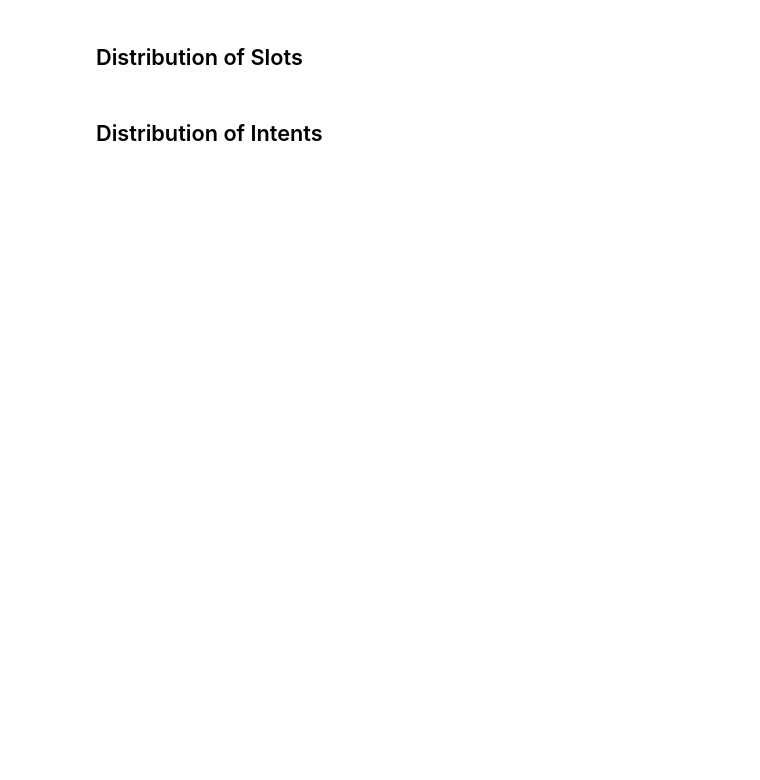
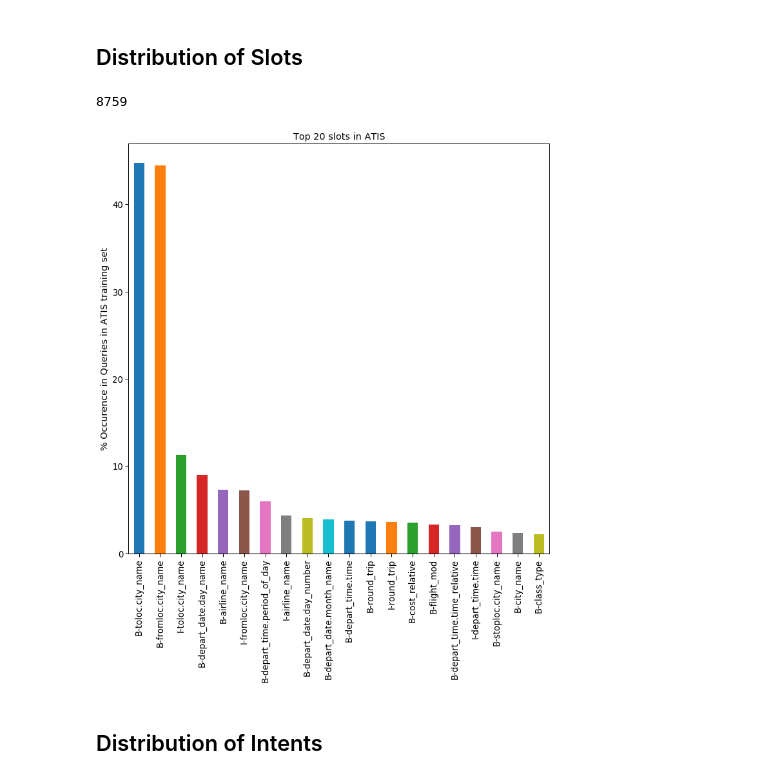
Before and after one commit to lionely/nlu-joint-slot-intent-detection, a Jupyter notebook: RNN-less Slot Filling.ipynb, the cells around one changed output. Cells and saved outputs as stored; diff of their text form; code cells hidden in the pictures; blank space fills up the shorter version.

Commit message:
Most up to date new plots etc..

```diff
--- a/RNN-less Slot Filling.ipynb
+++ b/RNN-less Slot Filling.ipynb
@@ -83,17 +98,28 @@ word_stats_df.T.head()
 # %% [markdown]
 ## Distribution of Slots
 # %%
+# 3919/40514 with O slot
+# 3919/8759 without O slot
 slot_stats_df = pd.DataFrame(slot_counts,index=[0])
 labels = ['O'] #this is useless and many exist in all queries need not include.
 slot_stats_df = slot_stats_df.drop(['O'],axis=1)
-slot_stats_df.T.head()
+num_non_null_slots = np.sum(slot_stats_df.T.head())[0]
+num_non_null_slots
+# %% [output]
+8759
 # %%
 #https://stackoverflow.com/questions/31029560/plotting-categorical-data-with-pandas-and-matplotlib
-new_dims = (23,15)
-fig, ax = plt.subplots(figsize=new_dims)
-slot_stats_df.T[0].plot(kind='bar')
+#new_dims = (23,15)
+fig, ax = plt.subplots()
+bar_form_slots = slot_stats_df.T[0].sort_values(0,ascending=False)#sorted
+bar_form_slots = (bar_form_slots/num_non_null_slots)*100 #as percentage
+#print(type(bar_form_slots))
+bar_form_slots[:20].plot(kind='bar',legend=False,figsize=a4_dims)
 fig = ax.get_figure()
-plt.title('Distribution of slots in ATIS')
-fig.savefig("graphs/slot_dist.png",bbox_inches="tight",dpi=300)
+plt.title('Top 20 slots in ATIS')
+plt.ylabel('% Occurence in Queries in ATIS training set')
+fig.savefig("graphs/slot_dist_20.png",bbox_inches="tight",dpi=300)
+# %% [output]
+[figure, added]
 # %% [markdown]
 ## Distribution of Intents
```
Also changed, not shown: parts of 84 cells of this notebook.
